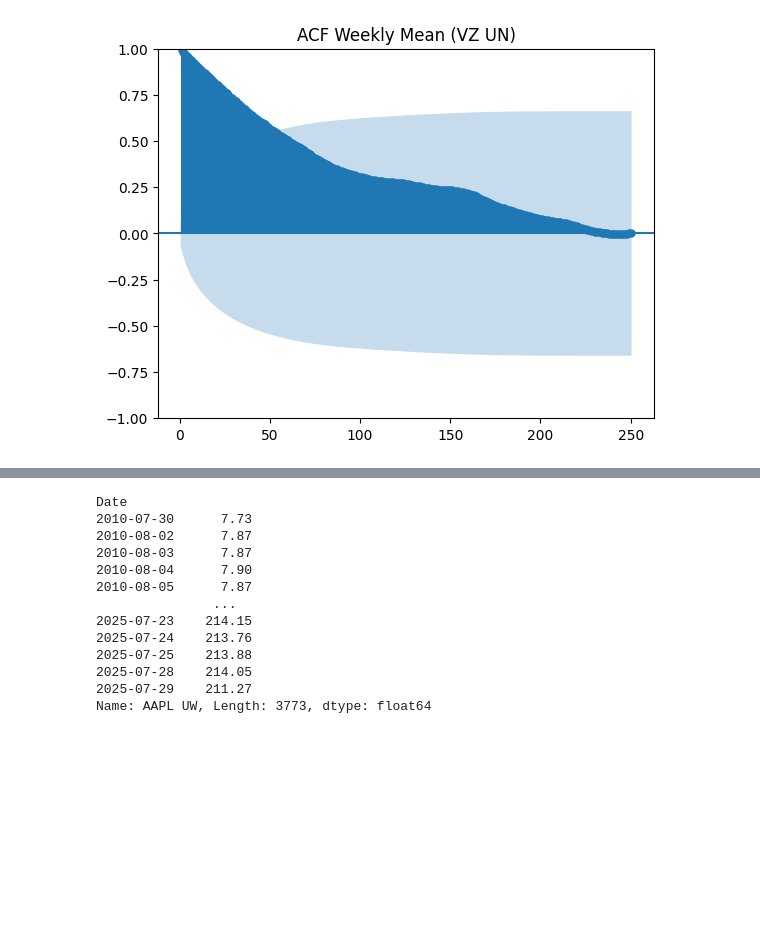
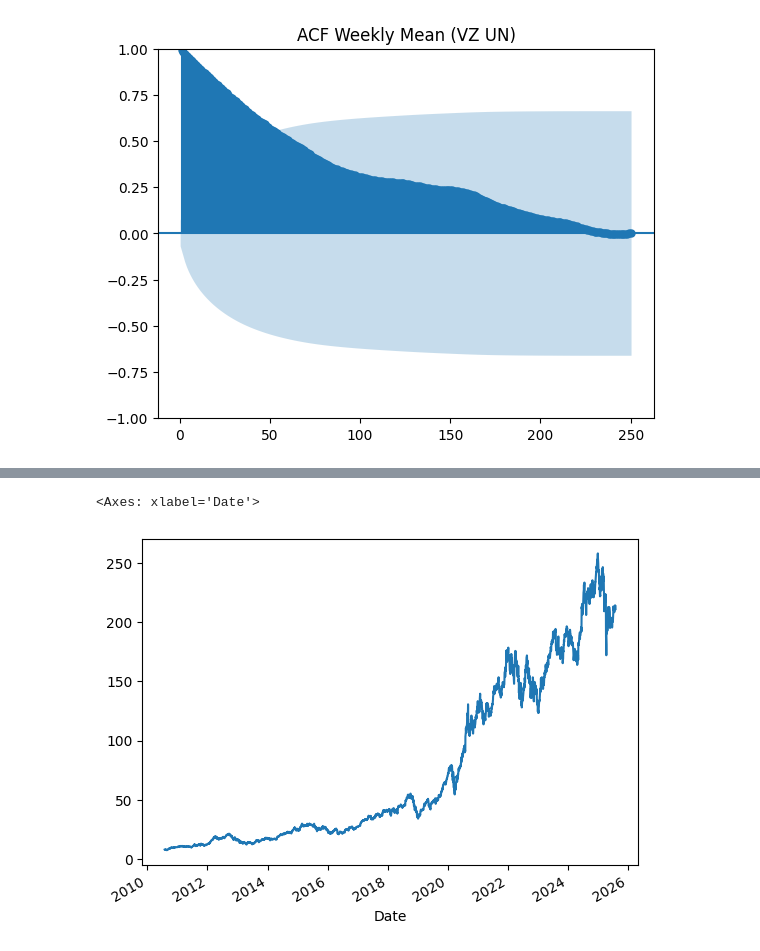
Before and after one commit to phawatboom/Capital-compass, a Jupyter notebook: Data Analysis/data_exploration.ipynb, the cells around one changed output, grey strips where cells are left out. Drawn from its saved outputs; the diff is of its cells as text; code cells hidden in the pictures; blank space fills up the shorter version.

```diff
--- a/Data Analysis/data_exploration.ipynb
+++ b/Data Analysis/data_exploration.ipynb
@@ -333,17 +542,7 @@ KeyboardInterrupt:
 # %%
-print(df["AAPL UW"])
+apple = df["AAPL UW"]
+apple.plot()
 # %% [output]
-Date
-2010-07-30      7.73
-2010-08-02      7.87
-2010-08-03      7.87
-2010-08-04      7.90
-2010-08-05      7.87
-               ...
-2025-07-23    214.15
-2025-07-24    213.76
-2025-07-25    213.88
-2025-07-28    214.05
-2025-07-29    211.27
-Name: AAPL UW, Length: 3773, dtype: float64
+<Axes: xlabel='Date'>
+[figure, added]
 # %%
```
Also changed, not shown: parts of 23 cells of this notebook.
